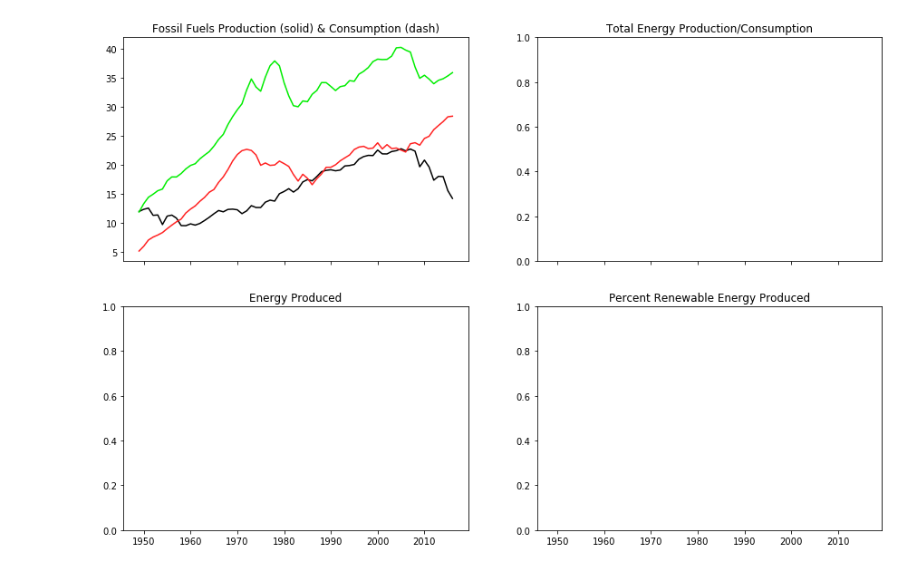
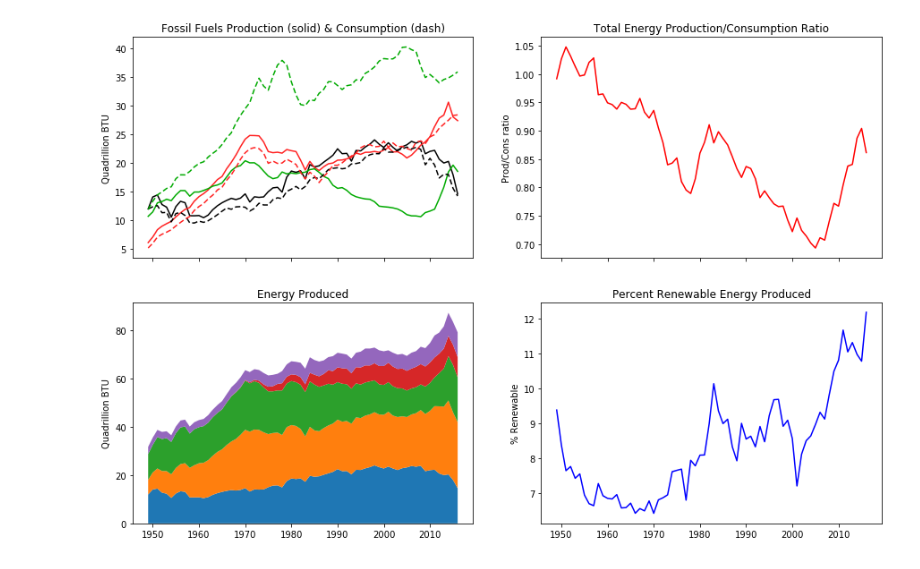
Before and after one commit to Dolphindalt/DataVis, a Jupyter notebook: DataVisHW2.ipynb, the cells around one changed output. Saved outputs shown, nothing was run; the diff lists cells and outputs as text; code cells hidden in the pictures.

```diff
--- a/DataVisHW2.ipynb
+++ b/DataVisHW2.ipynb
@@ -4,31 +4,69 @@ import numpy as np
 import pandas as pd
 # %%
 cdf = pd.read_csv("./data/consumption.csv", sep=",")
-pdf = pd.read_csv("./data/consumption.csv", sep=",")
+pdf = pd.read_csv("./data/production.csv", sep=",")
 # %%
 fig, ((ax1, ax2),(ax3,ax4)) = plt.subplots(2,2, sharex=True, figsize=(15,10))
 
 x = cdf['Year']
+
+coal_black = '#000000';
+gas_red = '#ff2222';
+oil_green = '#00aa00';
+
+# Axis 1
 coal_production = pdf.iloc[:,1]
 gas_production = pdf.iloc[:,2]
 oil_production = pdf.iloc[:,3]
 
-coal_black = '#000000';
-gas_red = '#ff2222';
-oil_green = '#00ee00';
-
+coal_consumption = cdf.iloc[:,1]
+gas_consumption = cdf.iloc[:,2]
+oil_consumption = cdf.iloc[:,3]
 ax1.plot(x, coal_production, c=coal_black)
 ax1.plot(x, gas_production, c=gas_red)
 ax1.plot(x, oil_production, c=oil_green)
 
+ax1.plot(x, coal_consumption, c=coal_black, dashes=[4, 2])
+ax1.plot(x, gas_consumption, c=gas_red, dashes=[4, 2])
+ax1.plot(x, oil_consumption, c=oil_green, dashes=[4, 2])
+
+ax1.set_ylabel("Quadrillion BTU")
+
 ax1.set_title("Fossil Fuels Production (solid) & Consumption (dash)")
 
-ax2.set_title("Total Energy Production/Consumption")
+# Axis 2
+total_production = pdf.iloc[:,6]
+total_consumption = cdf.iloc[:,6]
+
+ratio = total_production / total_consumption
+
+ax2.plot(x, ratio, c='red')
+
+ax2.set_ylabel("Prod/Cons ratio")
+
+ax2.set_title("Total Energy Production/Consumption Ratio")
+
+# Axis 3
+nuclear_production = pdf.iloc[:,4]
+renewable_production = pdf.iloc[:,5]
+
+ax3.stackplot(x, coal_production, gas_production, oil_production,\
+    nuclear_production, renewable_production)
+
+ax3.set_ylabel("Quadrillion BTU")
 
 ax3.set_title("Energy Produced")
+
+# Axis 4
+percent_renewable = renewable_production / total_production
+
+ax4.plot(x, percent_renewable, c='blue')
+
+ax4.set_ylabel("% Renewable")
+ax4.set_yticklabels(np.arange(6, 13, 1))
 
 ax4.set_title("Percent Renewable Energy Produced")
 
 plt.show()
 # %% [output]
-[figure, old version]
+[figure, new version]
```
